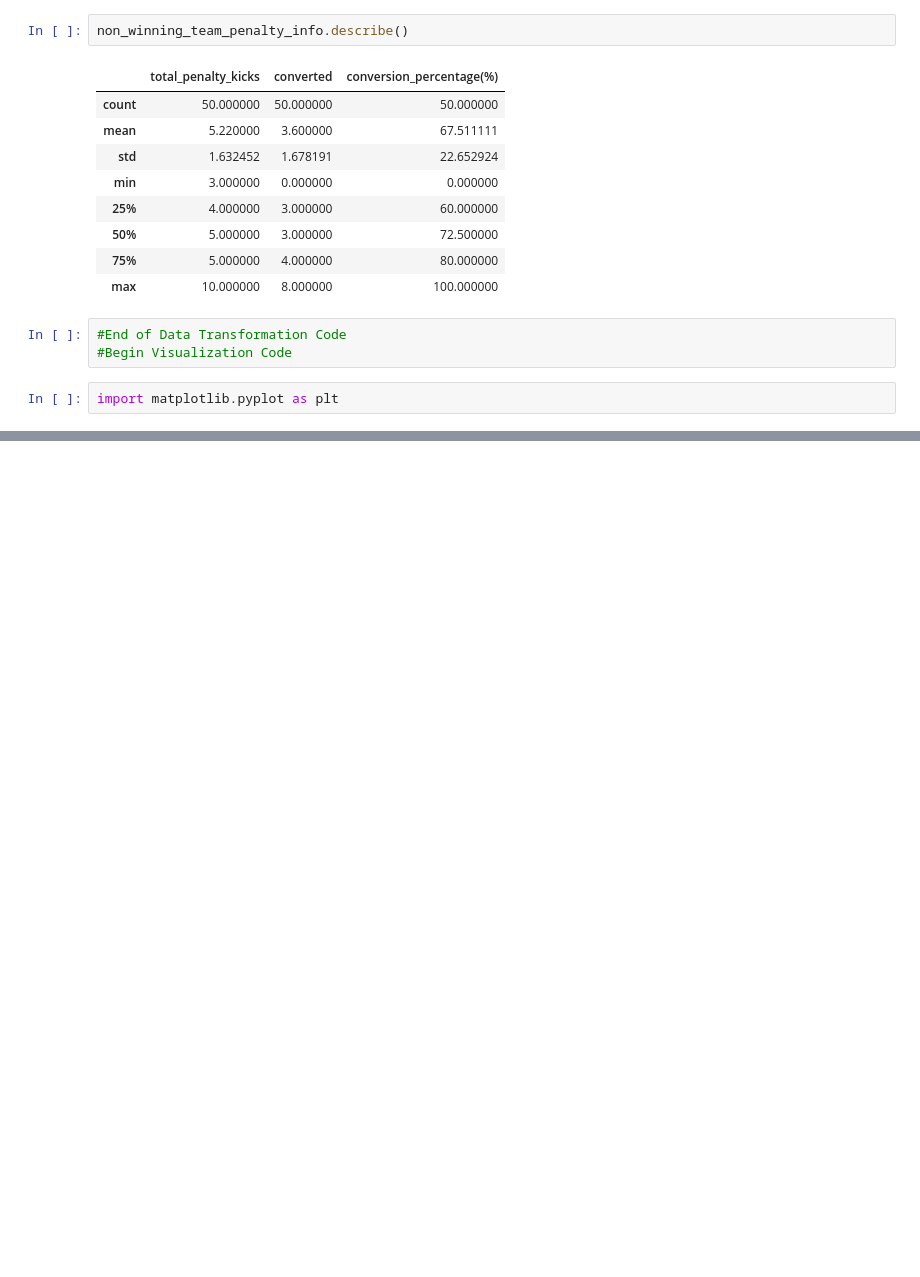
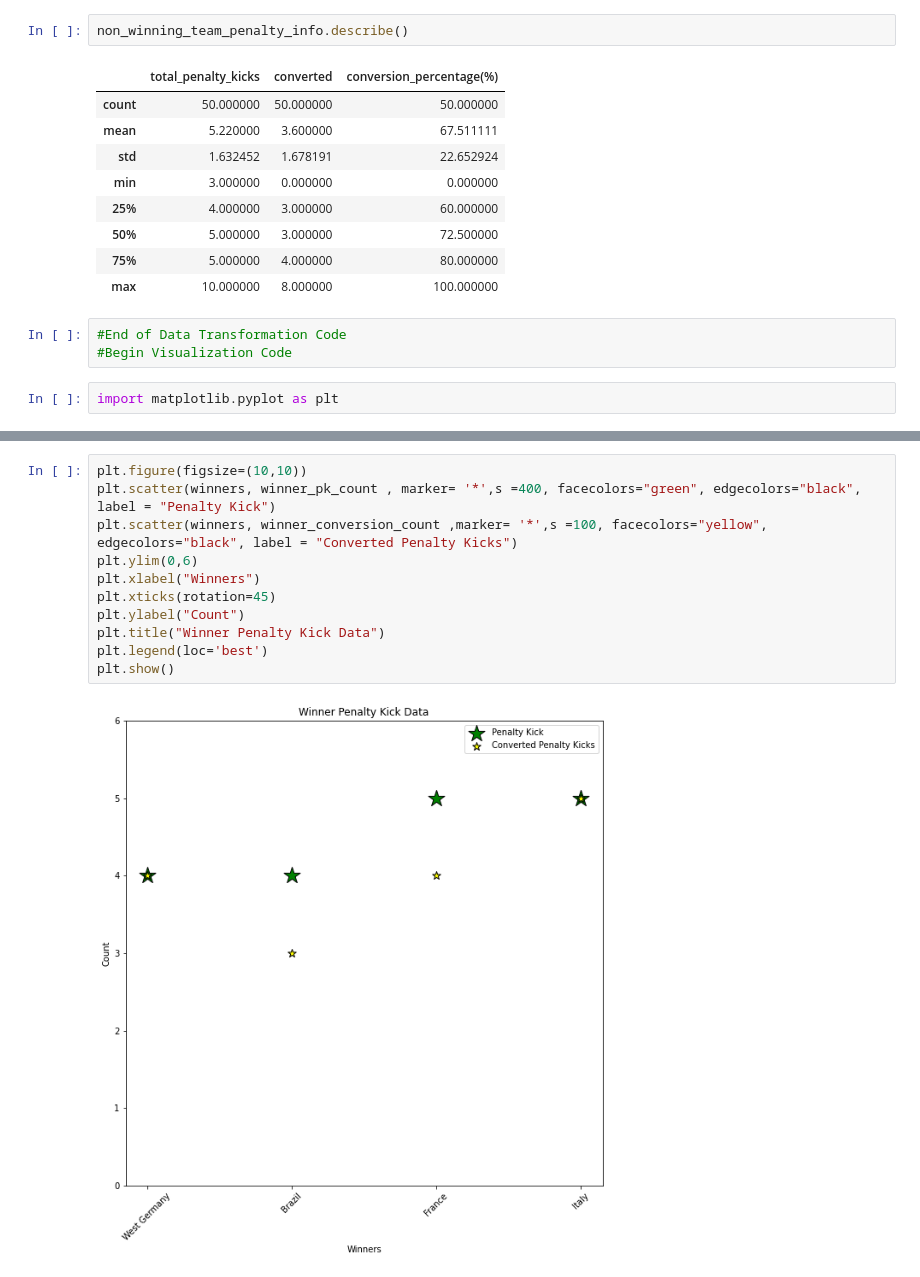
Before and after one commit to NaTaliaebr/Project_1, a Jupyter notebook: data_tranformation/Data_transformation_Q4_with_Visualizations.ipynb, the cells around one changed output, grey strips where cells are left out. Cells and saved outputs as stored; diff of their text form; blank space fills up the shorter version.

```diff
--- a/data_tranformation/Data_transformation_Q4_with_Visualizations.ipynb
+++ b/data_tranformation/Data_transformation_Q4_with_Visualizations.ipynb
@@ -164,0 +188,13 @@ plt.show()
+# %%
+plt.figure(figsize=(10,10))
+plt.scatter(winners, winner_pk_count , marker= '*',s =400, facecolors="green", edgecolors="black", label = "Penalty Kick")
+plt.scatter(winners, winner_conversion_count ,marker= '*',s =100, facecolors="yellow", edgecolors="black", label = "Converted Penalty Kicks")
+plt.ylim(0,6)
+plt.xlabel("Winners")
+plt.xticks(rotation=45)
+plt.ylabel("Count")
+plt.title("Winner Penalty Kick Data")
+plt.legend(loc='best')
+plt.show()
+# %% [output]
+[figure, added]
```
Also changed, not shown: parts of 5 cells of this notebook, 1 other file.
